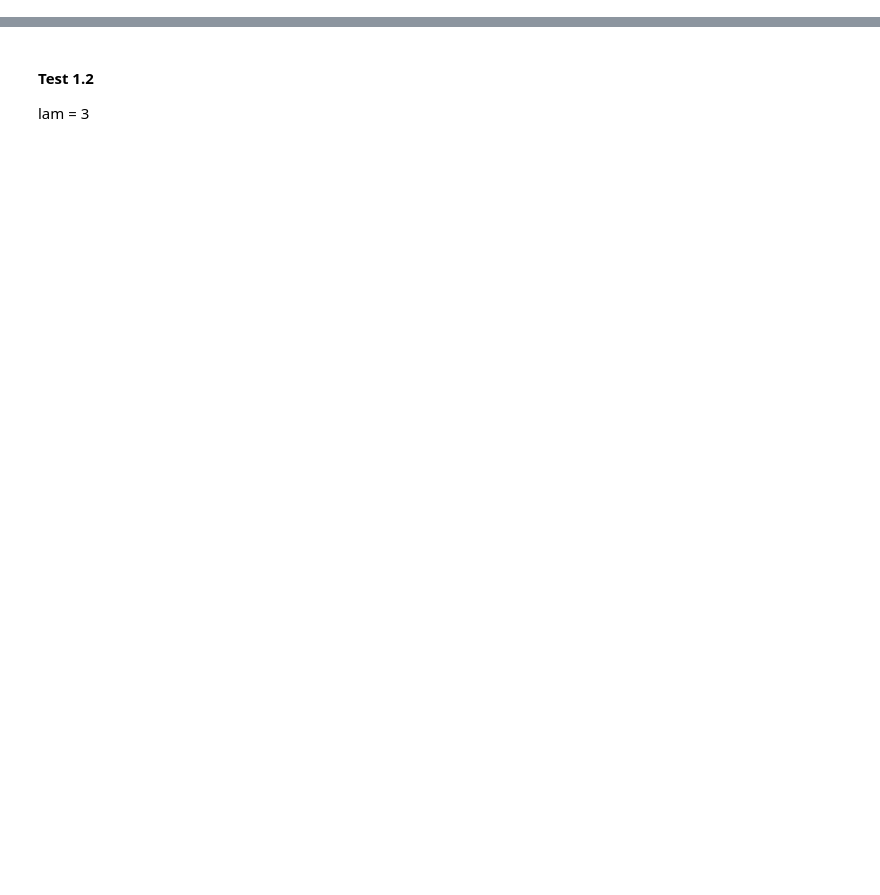
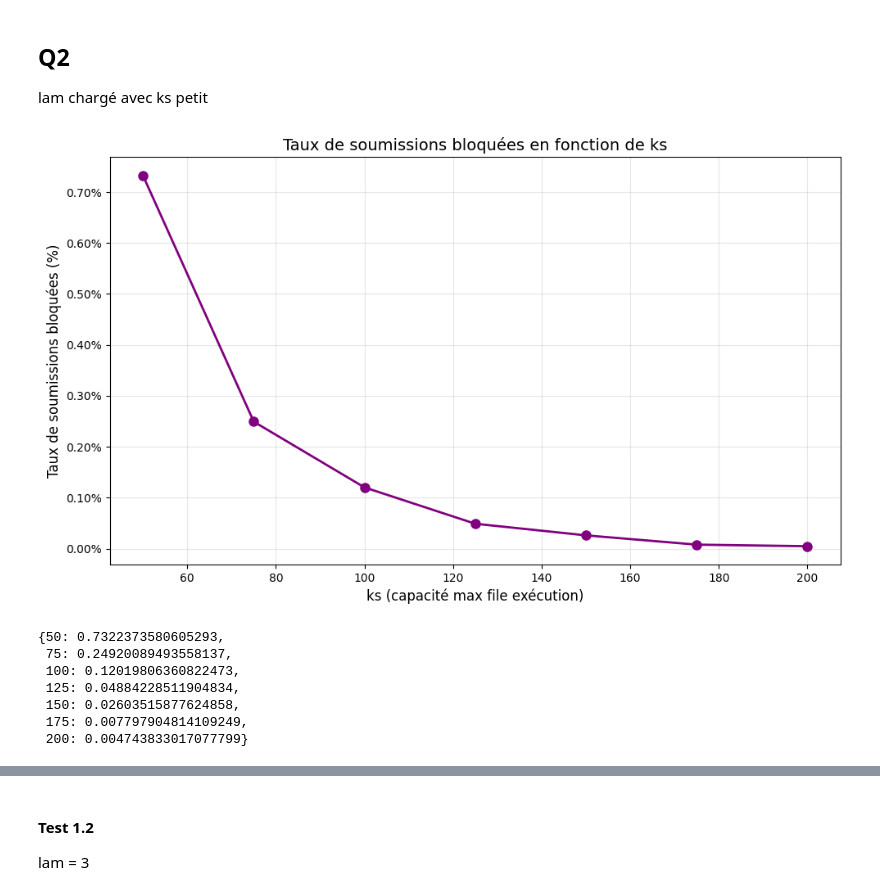
Before and after one commit to InfernalPumkin/Ero2, a Jupyter notebook: test_firewall.ipynb, the cells around one changed output, grey strips where cells are left out. Saved outputs shown, nothing was run; the diff lists cells and outputs as text; code cells hidden in the pictures; blank space fills up the shorter version.

```diff
--- a/test_firewall.ipynb
+++ b/test_firewall.ipynb
@@ -70,0 +452,48 @@ def increment_mu_send(n, name):
+# %% [markdown]
+## Q2
+lam chargé avec ks petit
+# %%
+lam = 2.9
+ks = 50
+mu_send = 1.0
+out_prefix = "results_ks_50"
+!python3 waterfall_simpy.py --lam {lam} --mu-exec {mu_exec} --mu-send {mu_send} --K {k} --ks {ks} --kf {kf} --sim-time {sim_time} --runs {runs} --backup {backup} --backup-p {backup_p} --seed {seed} --out-prefix {out_prefix}
+ks = 75
+out_prefix = "results_ks_75"
+!python3 waterfall_simpy.py --lam {lam} --mu-exec {mu_exec} --mu-send {mu_send} --K {k} --ks {ks} --kf {kf} --sim-time {sim_time} --runs {runs} --backup {backup} --backup-p {backup_p} --seed {seed} --out-prefix {out_prefix}
+ks = 100
+out_prefix = "results_ks_100"
+!python3 waterfall_simpy.py --lam {lam} --mu-exec {mu_exec} --mu-send {mu_send} --K {k} --ks {ks} --kf {kf} --sim-time {sim_time} --runs {runs} --backup {backup} --backup-p {backup_p} --seed {seed} --out-prefix {out_prefix}
+ks = 125
+out_prefix = "results_ks_125"
+!python3 waterfall_simpy.py --lam {lam} --mu-exec {mu_exec} --mu-send {mu_send} --K {k} --ks {ks} --kf {kf} --sim-time {sim_time} --runs {runs} --backup {backup} --backup-p {backup_p} --seed {seed} --out-prefix {out_prefix}
+ks = 150
+out_prefix = "results_ks_150"
+!python3 waterfall_simpy.py --lam {lam} --mu-exec {mu_exec} --mu-send {mu_send} --K {k} --ks {ks} --kf {kf} --sim-time {sim_time} --runs {runs} --backup {backup} --backup-p {backup_p} --seed {seed} --out-prefix {out_prefix}
+ks = 175
+out_prefix = "results_ks_175"
+!python3 waterfall_simpy.py --lam {lam} --mu-exec {mu_exec} --mu-send {mu_send} --K {k} --ks {ks} --kf {kf} --sim-time {sim_time} --runs {runs} --backup {backup} --backup-p {backup_p} --seed {seed} --out-prefix {out_prefix}
+ks = 200
+out_prefix = "results_ks_200"
+!python3 waterfall_simpy.py --lam {lam} --mu-exec {mu_exec} --mu-send {mu_send} --K {k} --ks {ks} --kf {kf} --sim-time {sim_time} --runs {runs} --backup {backup} --backup-p {backup_p} --seed {seed} --out-prefix {out_prefix}
+plot_blocked_submit_vs_ks(
+    ks_values=[50, 75, 100, 125, 150, 175, 200],
+    result_prefixes=[
+        "results_ks_50",
+        "results_ks_75",
+        "results_ks_100",
+        "results_ks_125",
+        "results_ks_150",
+        "results_ks_175",
+        "results_ks_200"
+    ]
+)
+# %% [output]
+[figure, added]
+{50: 0.7322373580605293,
+ 75: 0.24920089493558137,
+ 100: 0.12019806360822473,
+ 125: 0.04884228511904834,
+ 150: 0.02603515877624858,
+ 175: 0.007797904814109249,
+ 200: 0.004743833017077799}
```
Also changed, not shown: parts of 20 cells of this notebook, 3 other files.
